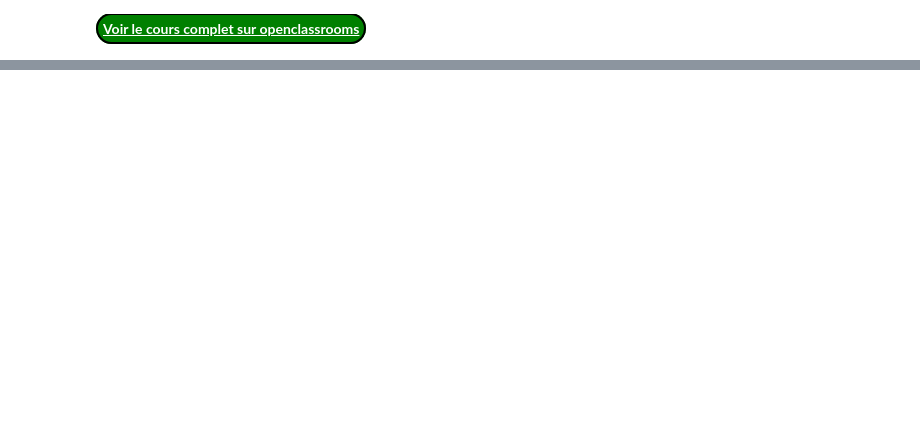
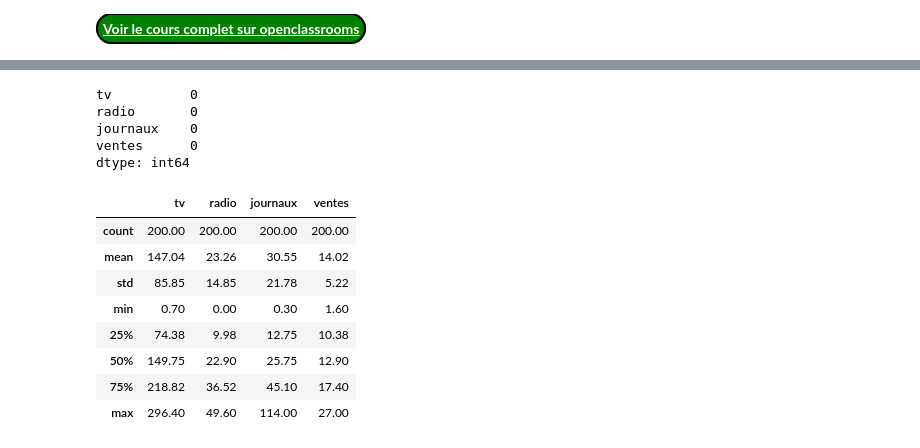
Before and after one commit to SAKPANI/Formation-Data_Science-et-Machine-Learning, a Jupyter notebook: Machine_Learning/Formation_Sur_OpenClassroom/Formation_02.ipynb, the cells around one changed output, grey strips where cells are left out. Saved outputs shown, nothing was run; the diff lists cells and outputs as text; code cells hidden in the pictures; blank space fills up the shorter version.

```diff
--- a/Machine_Learning/Formation_Sur_OpenClassroom/Formation_02.ipynb
+++ b/Machine_Learning/Formation_Sur_OpenClassroom/Formation_02.ipynb
@@ -208,0 +337,20 @@ print("MSE  : ")
+# %%
+data.isnull().sum()
+# %% [output]
+tv          0
+radio       0
+journaux    0
+ventes      0
+dtype: int64
+# %%
+data.describe().round(2) # Les stats descriptives
+# %% [output]
+|  | tv | radio | journaux | ventes |
+| count | 200.00 | 200.00 | 200.00 | 200.00 |
+| mean | 147.04 | 23.26 | 30.55 | 14.02 |
+| std | 85.85 | 14.85 | 21.78 | 5.22 |
+| min | 0.70 | 0.00 | 0.30 | 1.60 |
+| 25% | 74.38 | 9.98 | 12.75 | 10.38 |
+| 50% | 149.75 | 22.90 | 25.75 | 12.90 |
+| 75% | 218.82 | 36.52 | 45.10 | 17.40 |
+| max | 296.40 | 49.60 | 114.00 | 27.00 |
```
Also changed, not shown: parts of 41 cells of this notebook, 2 other files.
